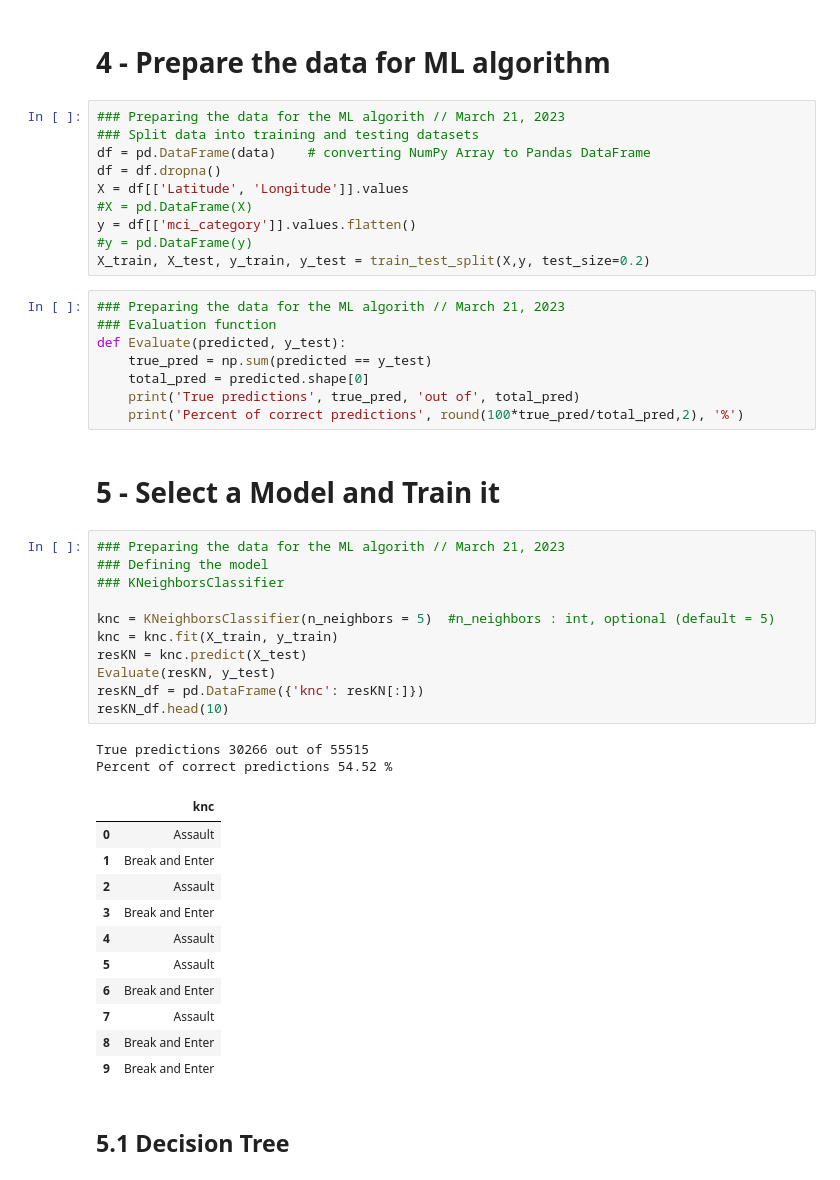
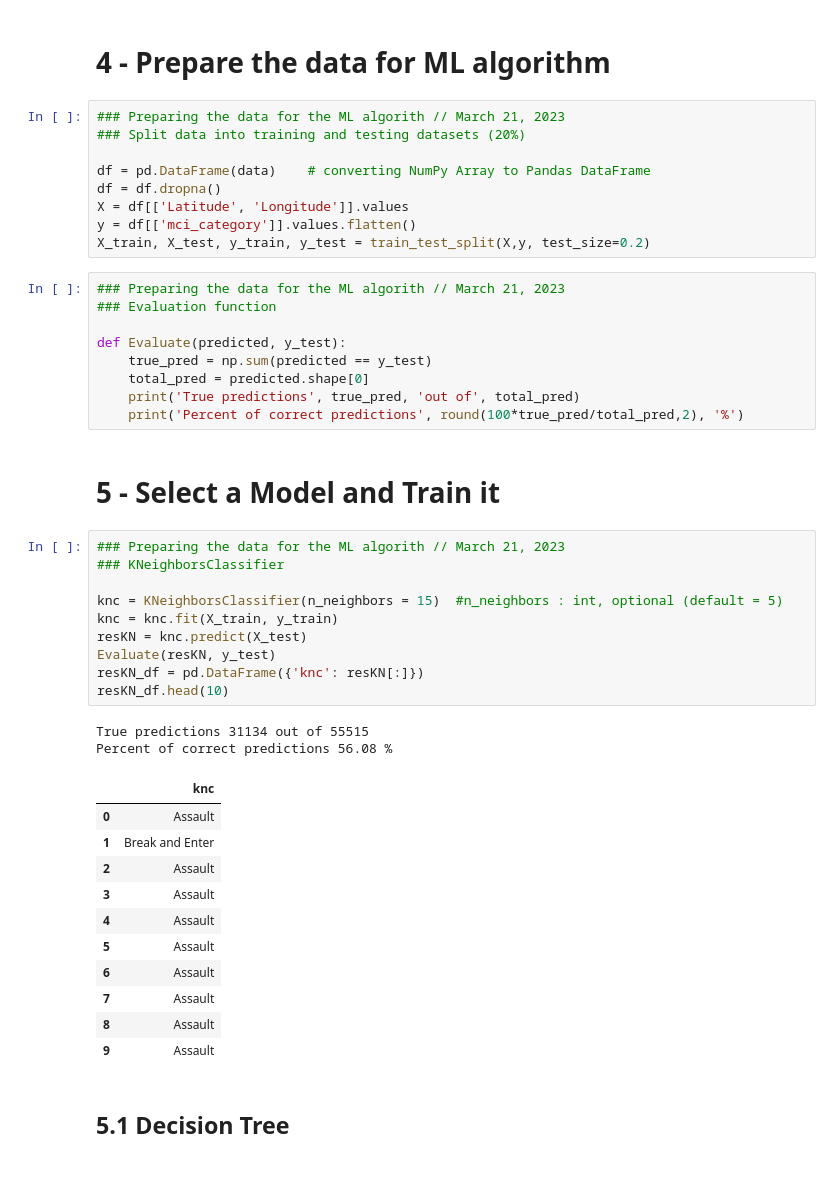
Before and after one commit to sanoliv/SCS_3253_061-Machine-Learning, a Jupyter notebook: Toronto_Police_Major_Crime_Indicators_MCI.ipynb, the cells around one changed output. Cells and saved outputs as stored; diff of their text form.

```diff
--- a/Toronto_Police_Major_Crime_Indicators_MCI.ipynb
+++ b/Toronto_Police_Major_Crime_Indicators_MCI.ipynb
@@ -1048,17 +1048,17 @@ fig.show()
 # 4 - Prepare the data for ML algorithm
 # %%
 ### Preparing the data for the ML algorith // March 21, 2023
-### Split data into training and testing datasets
+### Split data into training and testing datasets (20%)
+
 df = pd.DataFrame(data)    # converting NumPy Array to Pandas DataFrame
 df = df.dropna()
 X = df[['Latitude', 'Longitude']].values
-#X = pd.DataFrame(X)
 y = df[['mci_category']].values.flatten()
-#y = pd.DataFrame(y)
 X_train, X_test, y_train, y_test = train_test_split(X,y, test_size=0.2)
 # %%
 ### Preparing the data for the ML algorith // March 21, 2023
 ### Evaluation function
+
 def Evaluate(predicted, y_test):
     true_pred = np.sum(predicted == y_test)
     total_pred = predicted.shape[0]
@@ -1068,29 +1068,28 @@ def Evaluate(predicted, y_test):
 # 5 - Select a Model and Train it
 # %%
 ### Preparing the data for the ML algorith // March 21, 2023
-### Defining the model
 ### KNeighborsClassifier
 
-knc = KNeighborsClassifier(n_neighbors = 5)  #n_neighbors : int, optional (default = 5)
+knc = KNeighborsClassifier(n_neighbors = 15)  #n_neighbors : int, optional (default = 5)
 knc = knc.fit(X_train, y_train)
 resKN = knc.predict(X_test)
 Evaluate(resKN, y_test)
 resKN_df = pd.DataFrame({'knc': resKN[:]})
 resKN_df.head(10)
 # %% [output]
-True predictions 30266 out of 55515
-Percent of correct predictions 54.52 %
+True predictions 31134 out of 55515
+Percent of correct predictions 56.08 %
 |  | knc |
 | 0 | Assault |
 | 1 | Break and Enter |
 | 2 | Assault |
-| 3 | Break and Enter |
+| 3 | Assault |
 | 4 | Assault |
 | 5 | Assault |
-| 6 | Break and Enter |
+| 6 | Assault |
 | 7 | Assault |
-| 8 | Break and Enter |
-| 9 | Break and Enter |
+| 8 | Assault |
+| 9 | Assault |
 # %% [markdown]
 ## 5.1 Decision Tree
 # %%
```
Also changed, not shown: parts of 6 cells of this notebook.
